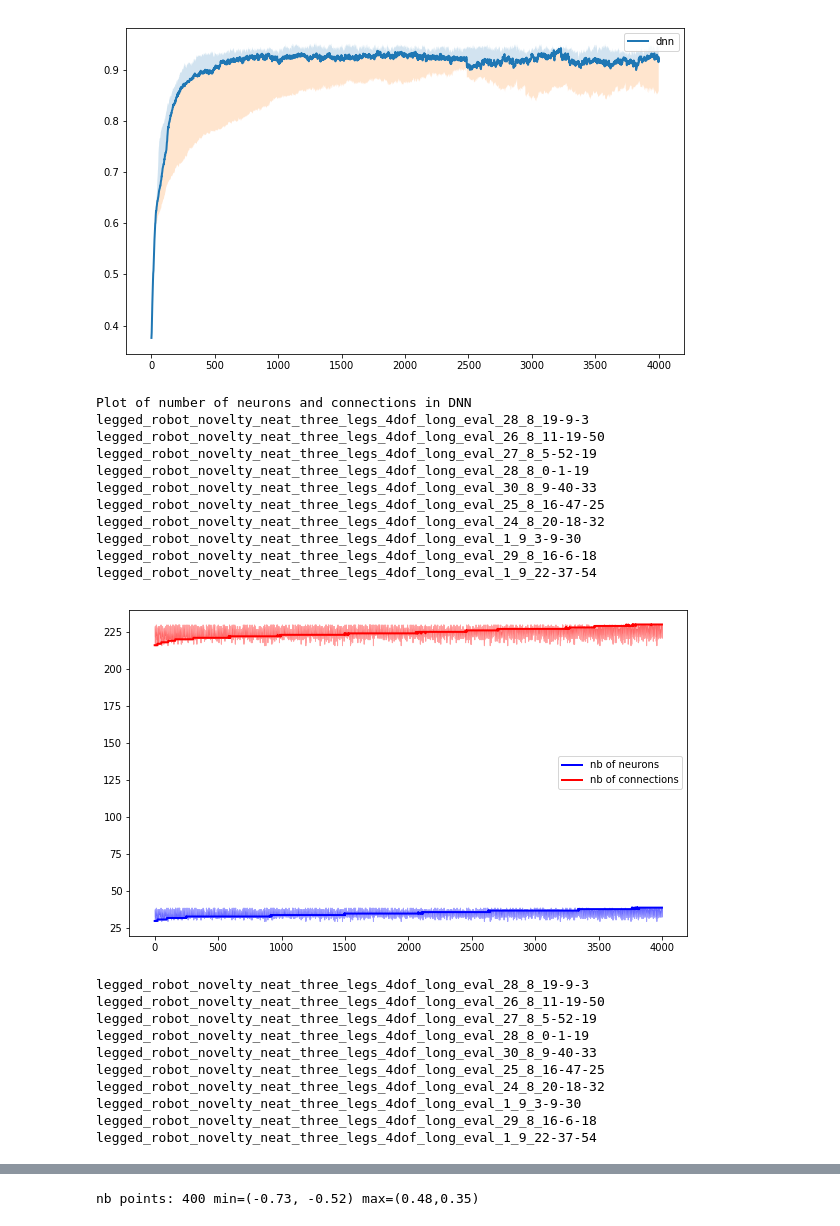
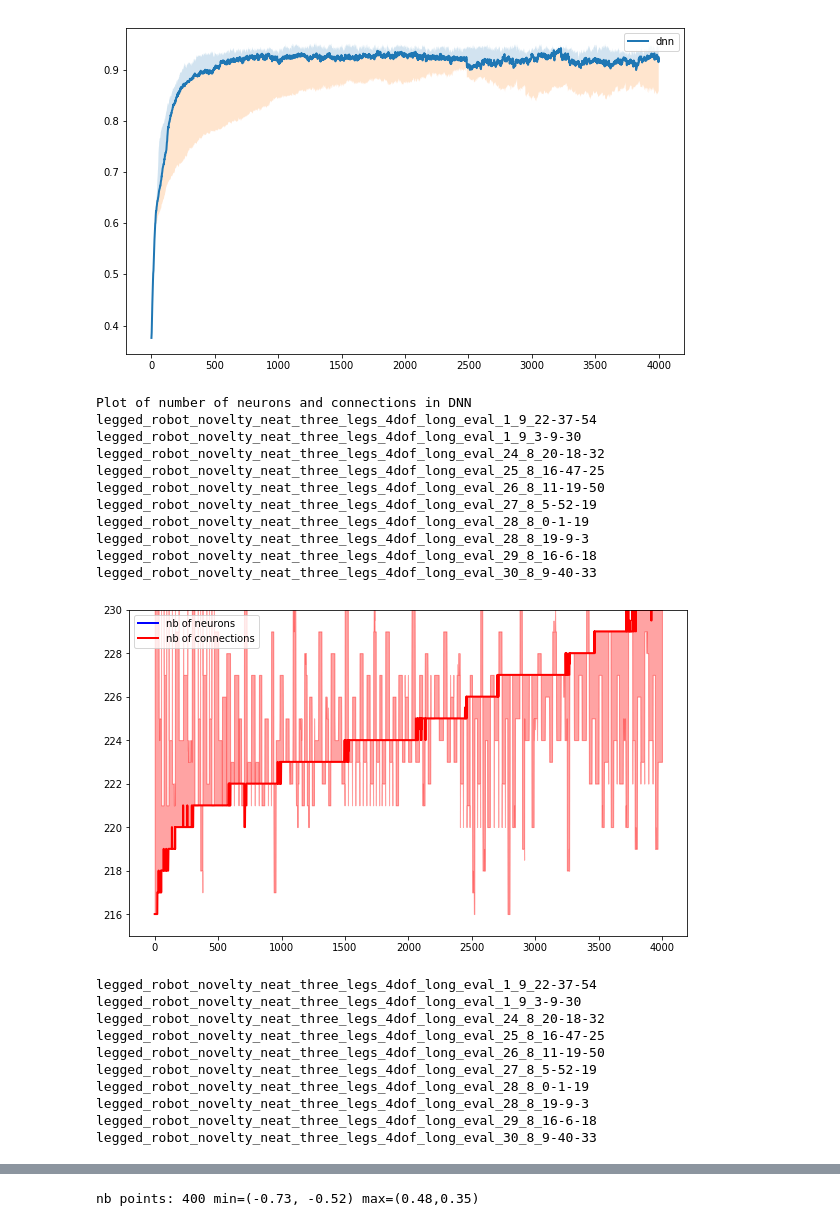
Before and after one commit to LeniLeGoff/novelty_neat, a Jupyter notebook: scripts/legged_robot.ipynb, the cells around one changed output, grey strips where cells are left out. Drawn from its saved outputs; the diff is of its cells as text; code cells hidden in the pictures.

Commit message:
update results legged_robot.ipynb

```diff
--- a/scripts/legged_robot.ipynb
+++ b/scripts/legged_robot.ipynb
@@ -324,7 +305,7 @@ nb points: 400 min=(-0.44, -0.43) max=(0.59,0.49)
 nb points: 400 min=(-0.48, -0.40) max=(0.57,0.33)
 [figure]
 # %%
-neat_34_fld = "/home/leni/sferes_log/legged_robot_exp/neat_34/"
+neat_34_fld = "/media/leni/Data/Experiment_Logs/neat_34/"
 # %%
 print("Tripod 4DOF")
 fig, ax1 = plt.subplots(1,sharex=True,figsize=(10,6))
@@ -347,35 +328,35 @@ legged_robot_novelty_neat_three_legs_4dof_long_eval_1_9_22-37-54
 # %%
 print("Plot of number of neurons and connections in DNN")
 fig, ax1 = plt.subplots(1,sharex=True,figsize=(10,6))
-#ax1.set_ylim([80,150])
+ax1.set_ylim([215,230])
 plot_dnn_data_from(neat_34_fld,3,"neat",4001,400,ax1)
 plt.legend()
 plt.show()
 fig, ax1 = plt.subplots(1,sharex=True,figsize=(10,6))
-ax1.set_ylim([15,25])
+ax1.set_ylim([30,40])
 plot_dnn_data_from(neat_34_fld,3,"neat",4001,400,ax1)
 plt.legend()
 plt.show()
 # %% [output]
 Plot of number of neurons and connections in DNN
-legged_robot_novelty_neat_three_legs_4dof_long_eval_28_8_19-9-3
+legged_robot_novelty_neat_three_legs_4dof_long_eval_1_9_22-37-54
+legged_robot_novelty_neat_three_legs_4dof_long_eval_1_9_3-9-30
+legged_robot_novelty_neat_three_legs_4dof_long_eval_24_8_20-18-32
+legged_robot_novelty_neat_three_legs_4dof_long_eval_25_8_16-47-25
 legged_robot_novelty_neat_three_legs_4dof_long_eval_26_8_11-19-50
 legged_robot_novelty_neat_three_legs_4dof_long_eval_27_8_5-52-19
 legged_robot_novelty_neat_three_legs_4dof_long_eval_28_8_0-1-19
+legged_robot_novelty_neat_three_legs_4dof_long_eval_28_8_19-9-3
+legged_robot_novelty_neat_three_legs_4dof_long_eval_29_8_16-6-18
 legged_robot_novelty_neat_three_legs_4dof_long_eval_30_8_9-40-33
-legged_robot_novelty_neat_three_legs_4dof_long_eval_25_8_16-47-25
-legged_robot_novelty_neat_three_legs_4dof_long_eval_24_8_20-18-32
-legged_robot_novelty_neat_three_legs_4dof_long_eval_1_9_3-9-30
-legged_robot_novelty_neat_three_legs_4dof_long_eval_29_8_16-6-18
-legged_robot_novelty_neat_three_legs_4dof_long_eval_1_9_22-37-54
-[figure, old version]
+[figure, new version]
-legged_robot_novelty_neat_three_legs_4dof_long_eval_28_8_19-9-3
+legged_robot_novelty_neat_three_legs_4dof_long_eval_1_9_22-37-54
+legged_robot_novelty_neat_three_legs_4dof_long_eval_1_9_3-9-30
+legged_robot_novelty_neat_three_legs_4dof_long_eval_24_8_20-18-32
+legged_robot_novelty_neat_three_legs_4dof_long_eval_25_8_16-47-25
 legged_robot_novelty_neat_three_legs_4dof_long_eval_26_8_11-19-50
 legged_robot_novelty_neat_three_legs_4dof_long_eval_27_8_5-52-19
 legged_robot_novelty_neat_three_legs_4dof_long_eval_28_8_0-1-19
+legged_robot_novelty_neat_three_legs_4dof_long_eval_28_8_19-9-3
+legged_robot_novelty_neat_three_legs_4dof_long_eval_29_8_16-6-18
 legged_robot_novelty_neat_three_legs_4dof_long_eval_30_8_9-40-33
-legged_robot_novelty_neat_three_legs_4dof_long_eval_25_8_16-47-25
-legged_robot_novelty_neat_three_legs_4dof_long_eval_24_8_20-18-32
-legged_robot_novelty_neat_three_legs_4dof_long_eval_1_9_3-9-30
-legged_robot_novelty_neat_three_legs_4dof_long_eval_29_8_16-6-18
-legged_robot_novelty_neat_three_legs_4dof_long_eval_1_9_22-37-54
```
Also changed, not shown: parts of 17 cells of this notebook, 1 other file.
